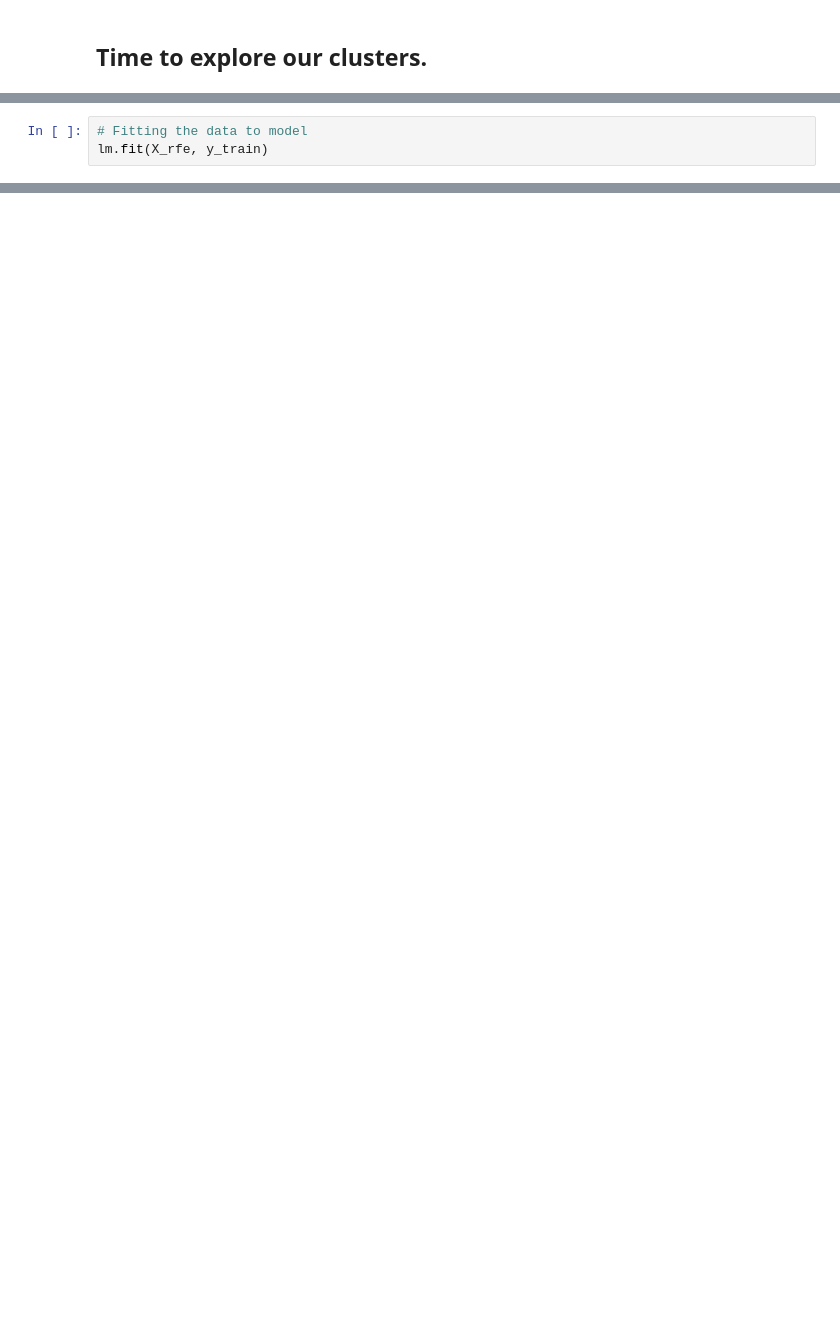
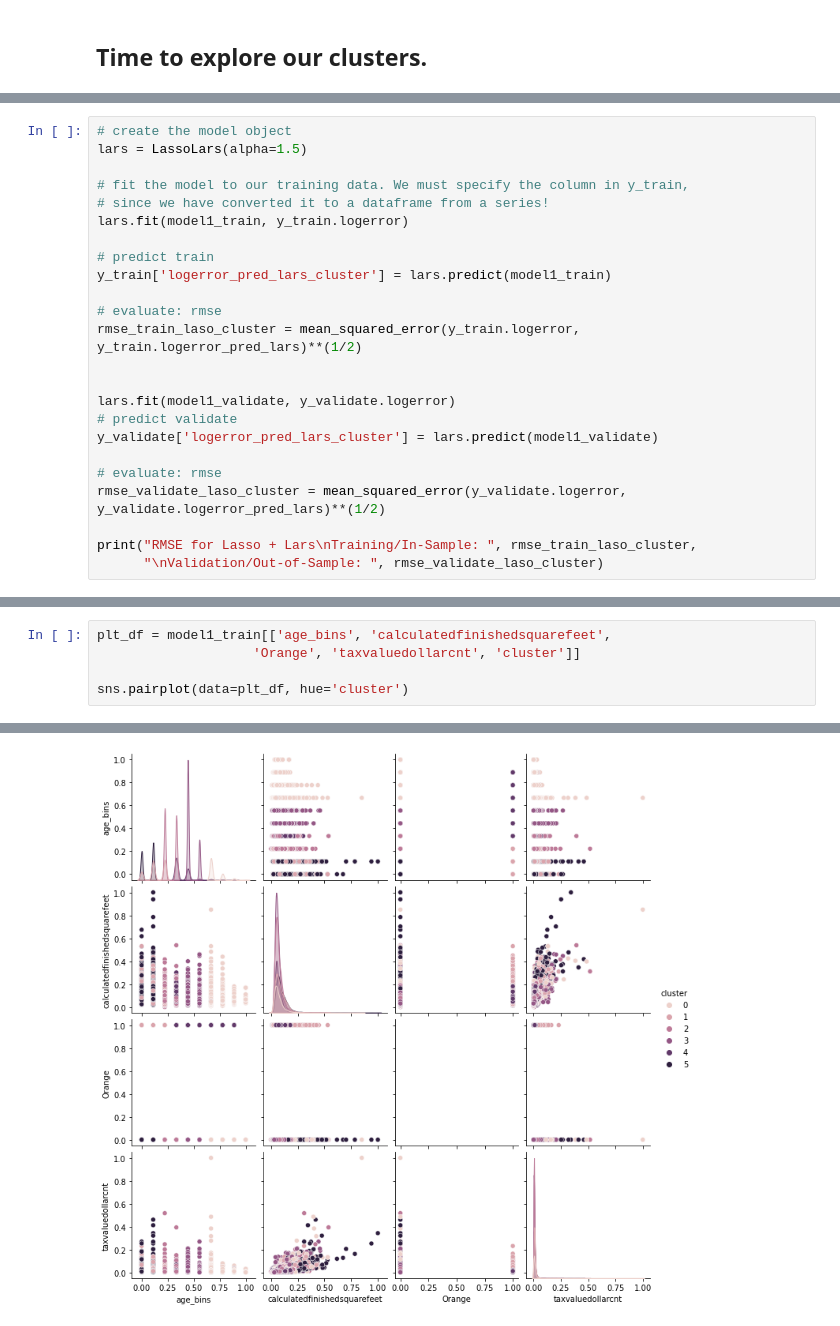
Before and after one commit to TeamOneCluster/ClusterProject, a Jupyter notebook: bts_explore_final.ipynb, the cells around one changed output, grey strips where cells are left out. Saved outputs shown, nothing was run; the diff lists cells and outputs as text; blank space fills up the shorter version.

```diff
--- a/bts_explore_final.ipynb
+++ b/bts_explore_final.ipynb
@@ -1046,3 +949,0 @@ X_rfe = rfe.fit_transform(X_train_scaled, y_train)
-# %%
-# Fitting the data to model
-lm.fit(X_rfe, y_train)
@@ -1222,0 +1009,24 @@ I have a list of 560 combinations of features to cluster on. If I divide it into
+# %%
+# create the model object
+lars = LassoLars(alpha=1.5)
+
+# fit the model to our training data. We must specify the column in y_train,
+# since we have converted it to a dataframe from a series!
+lars.fit(model1_train, y_train.logerror)
+
+# predict train
+y_train['logerror_pred_lars_cluster'] = lars.predict(model1_train)
+
+# evaluate: rmse
+rmse_train_laso_cluster = mean_squared_error(y_train.logerror, y_train.logerror_pred_lars)**(1/2)
+
+
+lars.fit(model1_validate, y_validate.logerror)
+# predict validate
+y_validate['logerror_pred_lars_cluster'] = lars.predict(model1_validate)
+
+# evaluate: rmse
+rmse_validate_laso_cluster = mean_squared_error(y_validate.logerror, y_validate.logerror_pred_lars)**(1/2)
+
+print("RMSE for Lasso + Lars\nTraining/In-Sample: ", rmse_train_laso_cluster,
+      "\nValidation/Out-of-Sample: ", rmse_validate_laso_cluster)
@@ -1222,0 +1171,6 @@ I have a list of 560 combinations of features to cluster on. If I divide it into
+# %%
+plt_df = model1_train[['age_bins', 'calculatedfinishedsquarefeet',
+                    'Orange', 'taxvaluedollarcnt', 'cluster']]
+
+sns.pairplot(data=plt_df, hue='cluster')
+# %% [output]
@@ -1222,0 +1178 @@ I have a list of 560 combinations of features to cluster on. If I divide it into
+[figure, added]
```
Also changed, not shown: parts of 104 cells of this notebook.
